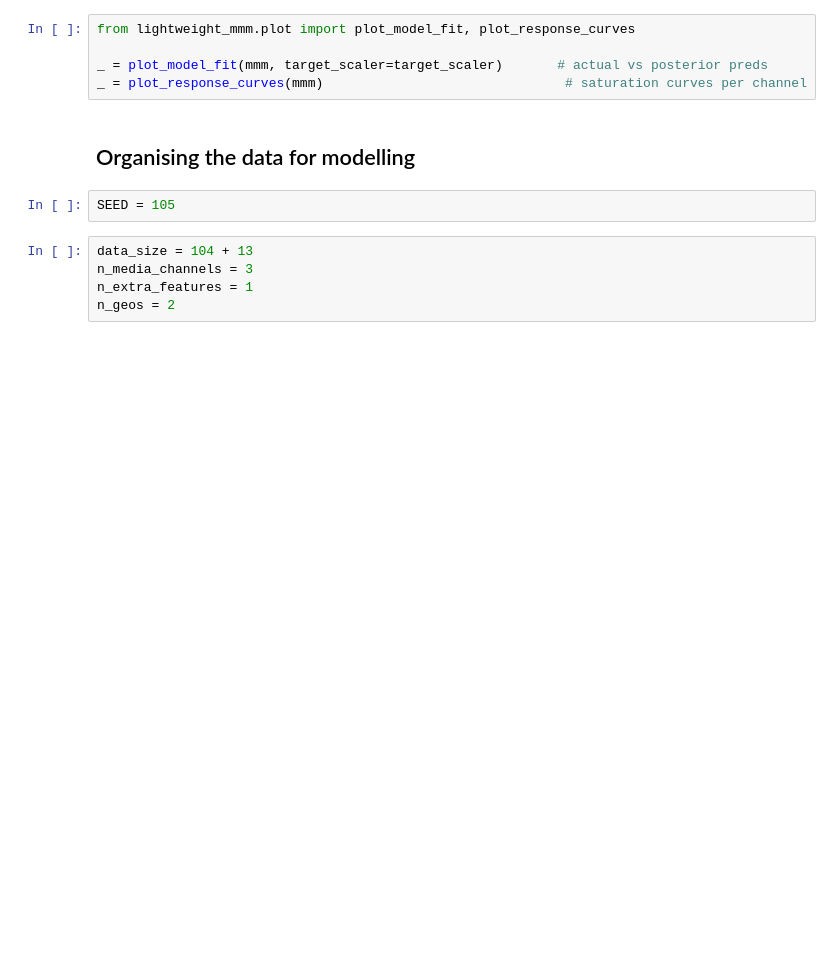
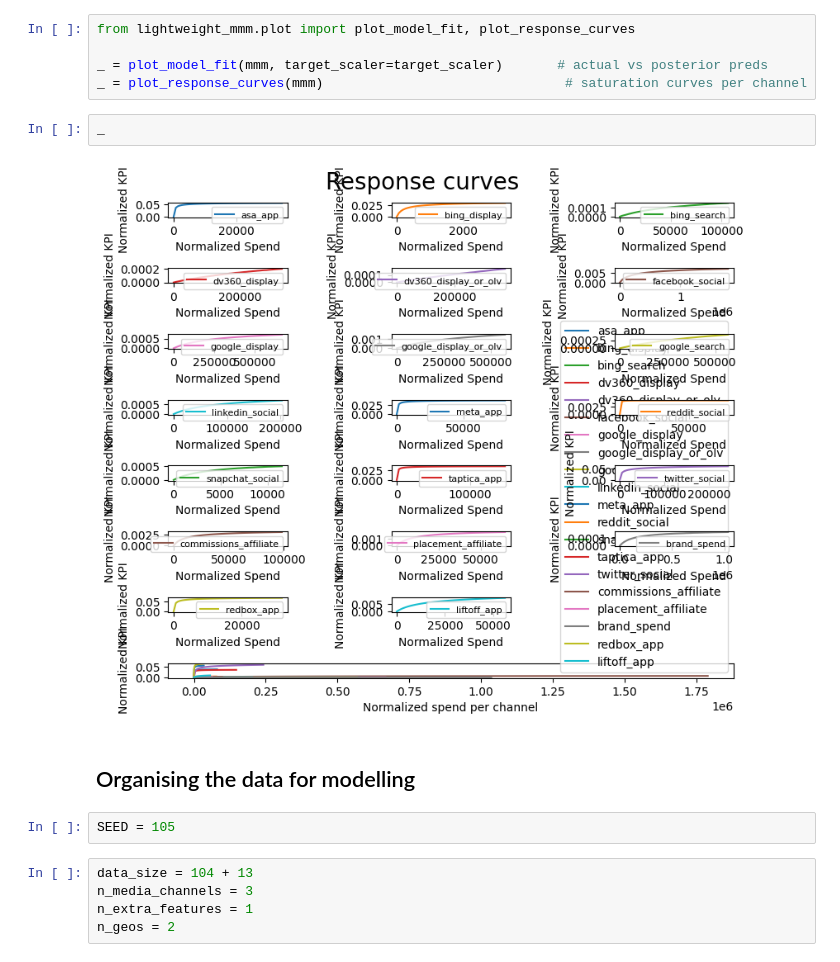
Before and after one commit to payal909/Marketing_mix_modelling, a Jupyter notebook: examples/end_to_end_demo_with_multiple_geos.ipynb, the cells around one changed output. Saved outputs shown, nothing was run; the diff lists cells and outputs as text; blank space fills up the shorter version.

```diff
--- a/examples/end_to_end_demo_with_multiple_geos.ipynb
+++ b/examples/end_to_end_demo_with_multiple_geos.ipynb
@@ -164,6 +189,10 @@ from lightweight_mmm.plot import plot_model_fit, plot_response_curves
 
 _ = plot_model_fit(mmm, target_scaler=target_scaler)       # actual vs posterior preds
 _ = plot_response_curves(mmm)                               # saturation curves per channel
+# %%
+_
+# %% [output]
+[figure, added]
 # %% [markdown]
 ## Organising the data for modelling
 # %%
```
Also changed, not shown: parts of 6 cells of this notebook.
